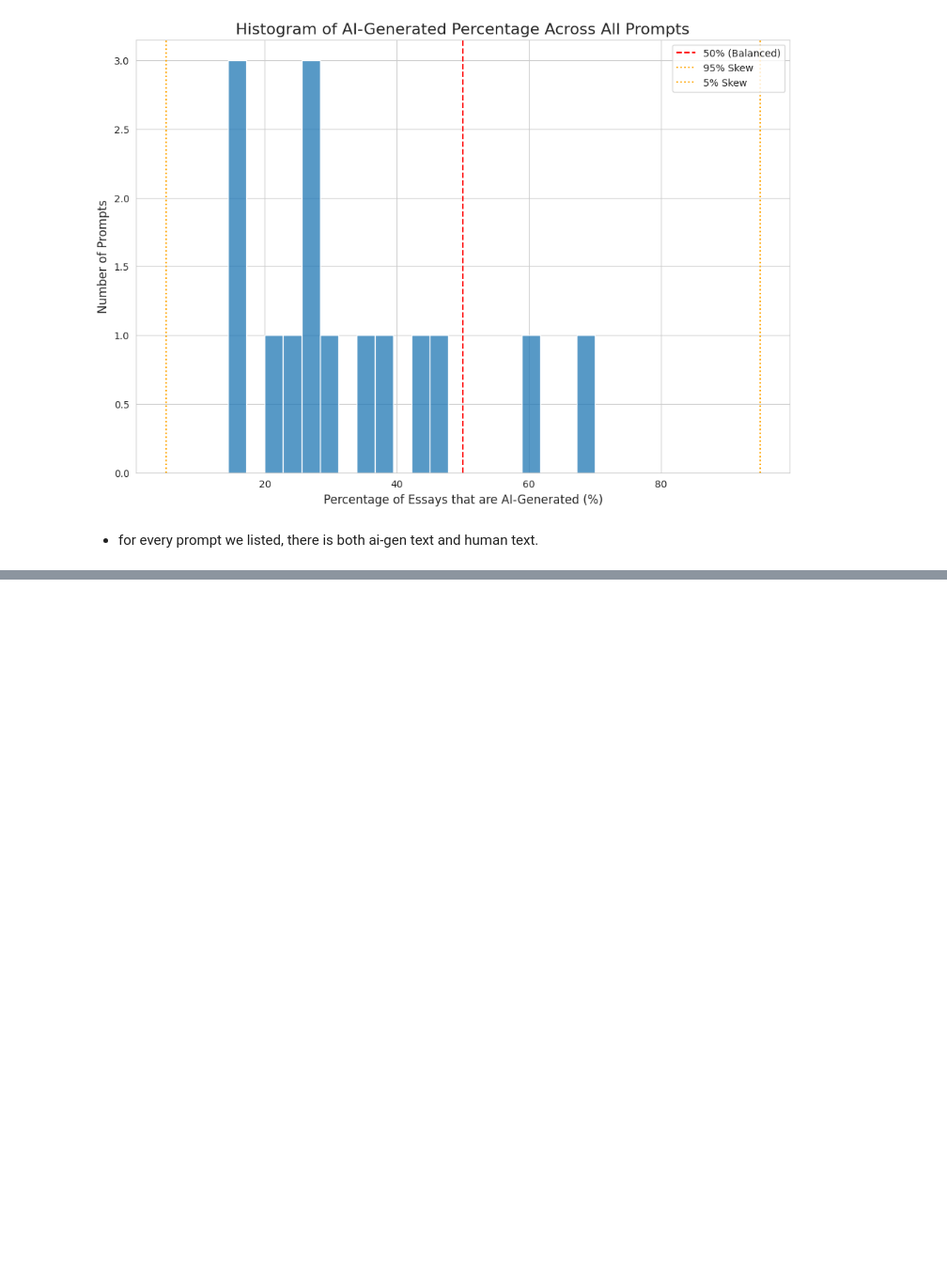
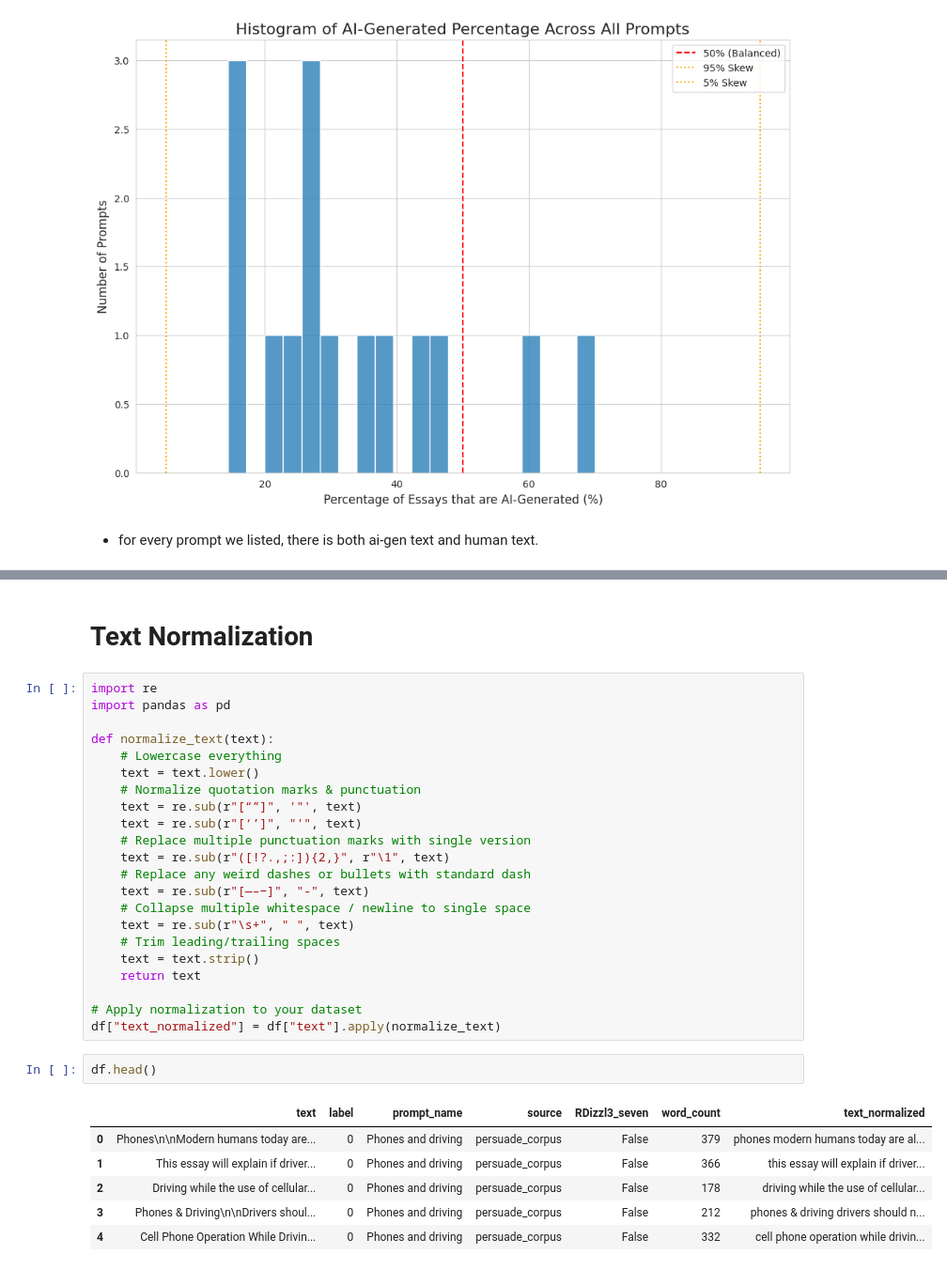
Before and after one commit to alabhastam/gen-ai-det-ph2, a Jupyter notebook: main.ipynb, the cells around one changed output, grey strips where cells are left out. Shown: that part at 94% size. Cells and saved outputs as stored; diff of their text form; blank space fills up the shorter version.

Commit message:
Kaggle Notebook | gen-ai-det-ph2 | Version 8

```diff
--- a/main.ipynb
+++ b/main.ipynb
@@ -428,0 +437,33 @@ some changes to our lifestyles, we can create a more sustainable and livable fut
+# %% [markdown]
+# Text Normalization
+# %%
+import re
+import pandas as pd
+
+def normalize_text(text):
+    # Lowercase everything
+    text = text.lower()
+    # Normalize quotation marks & punctuation
+    text = re.sub(r"[“”]", '"', text)
+    text = re.sub(r"[‘’]", "'", text)
+    # Replace multiple punctuation marks with single version
+    text = re.sub(r"([!?.,;:]){2,}", r"\1", text)
+    # Replace any weird dashes or bullets with standard dash
+    text = re.sub(r"[—–−]", "-", text)
+    # Collapse multiple whitespace / newline to single space
+    text = re.sub(r"\s+", " ", text)
+    # Trim leading/trailing spaces
+    text = text.strip()
+    return text
+
+# Apply normalization to your dataset
+df["text_normalized"] = df["text"].apply(normalize_text)
+# %%
+df.head()
+# %% [output]
+|  | text | label | prompt_name | source | RDizzl3_seven | word_count | text_normalized |
+| 0 | Phones\n\nModern humans today are... | 0 | Phones and driving | persuade_corpus | False | 379 | phones modern humans today are al... |
+| 1 | This essay will explain if driver... | 0 | Phones and driving | persuade_corpus | False | 366 | this essay will explain if driver... |
+| 2 | Driving while the use of cellular... | 0 | Phones and driving | persuade_corpus | False | 178 | driving while the use of cellular... |
+| 3 | Phones & Driving\n\nDrivers shoul... | 0 | Phones and driving | persuade_corpus | False | 212 | phones & driving drivers should n... |
+| 4 | Cell Phone Operation While Drivin... | 0 | Phones and driving | persuade_corpus | False | 332 | cell phone operation while drivin... |
```
Also changed, not shown: parts of 2 cells of this notebook.
